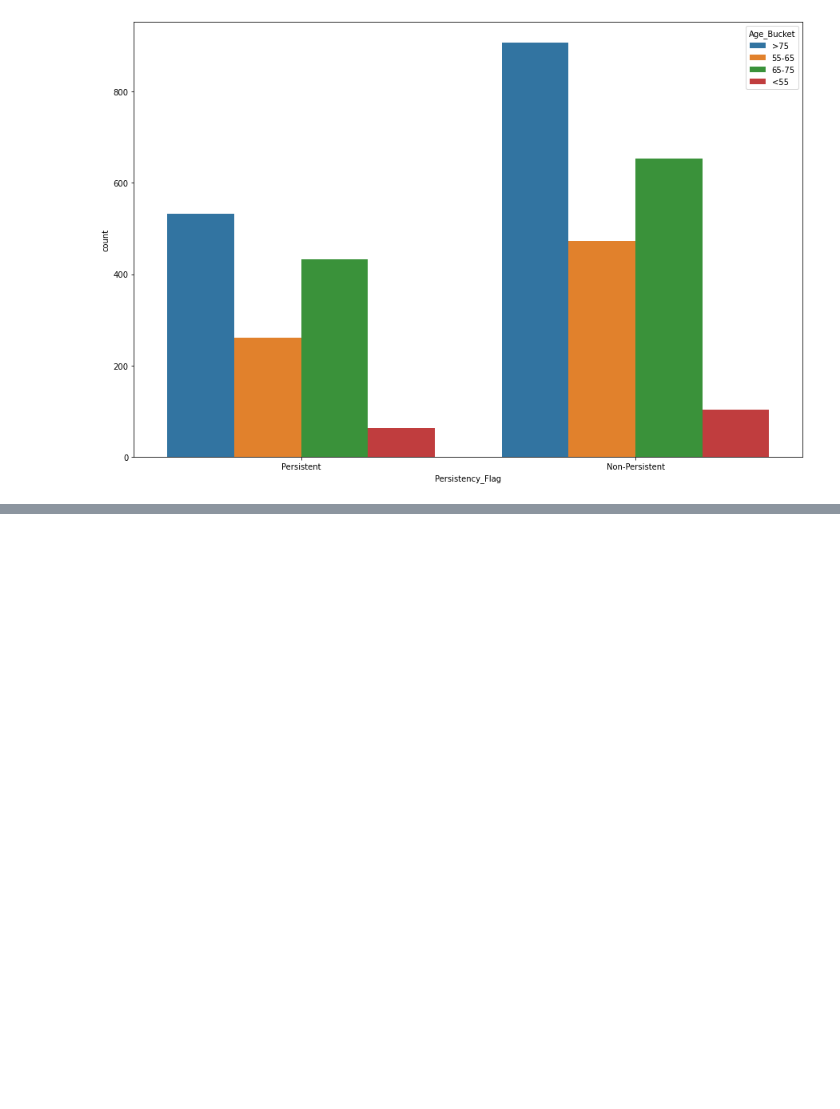
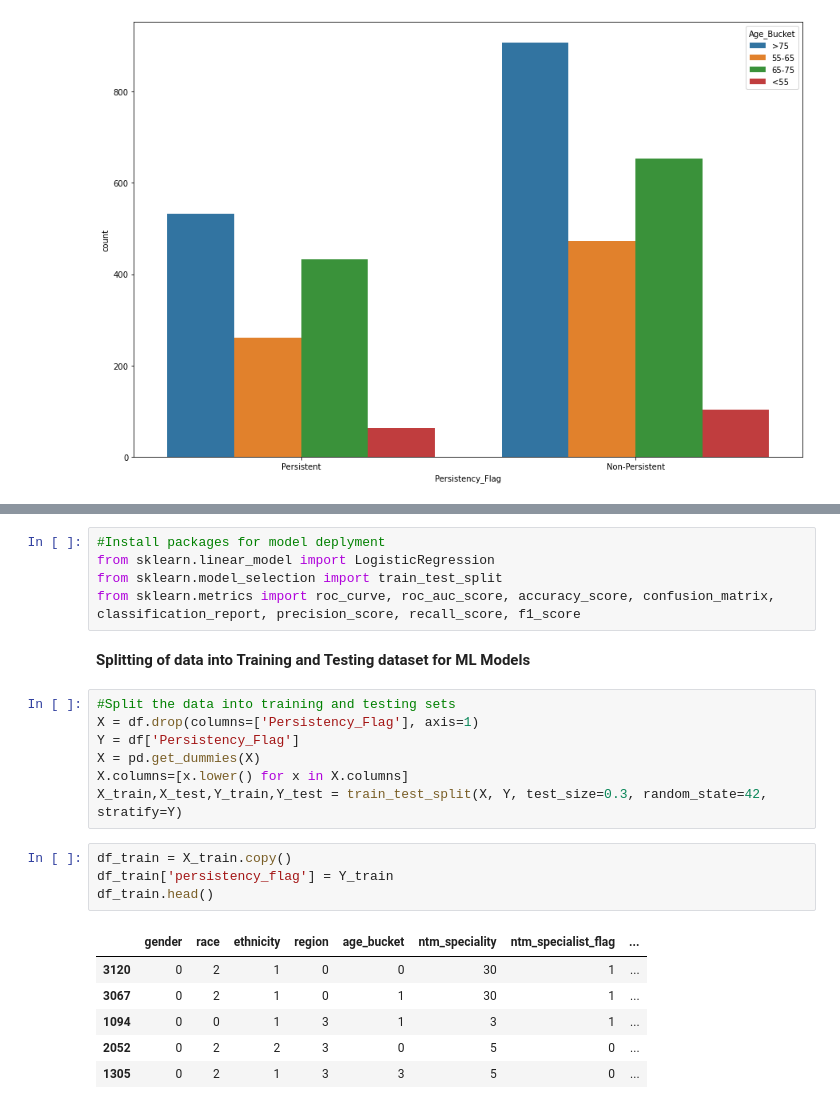
Before and after one commit to Khanhbao8695/HealthCar_DS2021, a Jupyter notebook: Health Care Analysis.ipynb, the cells around one changed output, grey strips where cells are left out. Saved outputs shown, nothing was run; the diff lists cells and outputs as text; blank space fills up the shorter version.

```diff
--- a/Health Care Analysis.ipynb
+++ b/Health Care Analysis.ipynb
@@ -393,0 +397,25 @@ ax = sns.countplot(x="Persistency_Flag", hue="Age_Bucket", data=df)
+# %%
+#Install packages for model deplyment
+from sklearn.linear_model import LogisticRegression
+from sklearn.model_selection import train_test_split
+from sklearn.metrics import roc_curve, roc_auc_score, accuracy_score, confusion_matrix, classification_report, precision_score, recall_score, f1_score
+# %% [markdown]
+**Splitting of data into Training and Testing dataset for ML Models**
+# %%
+#Split the data into training and testing sets
+X = df.drop(columns=['Persistency_Flag'], axis=1)
+Y = df['Persistency_Flag']
+X = pd.get_dummies(X)
+X.columns=[x.lower() for x in X.columns]
+X_train,X_test,Y_train,Y_test = train_test_split(X, Y, test_size=0.3, random_state=42, stratify=Y)
+# %%
+df_train = X_train.copy()
+df_train['persistency_flag'] = Y_train
+df_train.head()
+# %% [output]
+|  | gender | race | ethnicity | region | age_bucket | ntm_speciality | ntm_specialist_flag | ... |
+| 3120 | 0 | 2 | 1 | 0 | 0 | 30 | 1 | ... |
+| 3067 | 0 | 2 | 1 | 0 | 1 | 30 | 1 | ... |
+| 1094 | 0 | 0 | 1 | 3 | 1 | 3 | 1 | ... |
+| 2052 | 0 | 2 | 2 | 3 | 0 | 5 | 0 | ... |
+| 1305 | 0 | 2 | 1 | 3 | 3 | 5 | 0 | ... |
```
Also changed, not shown: parts of 6 cells of this notebook.
